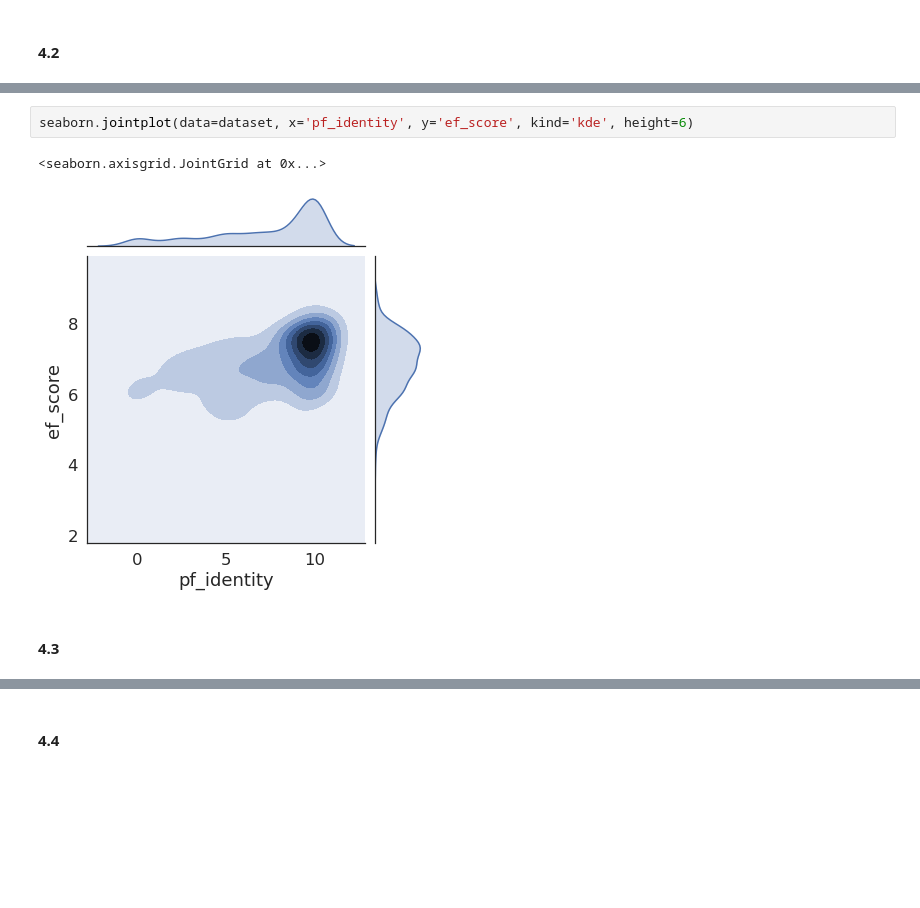
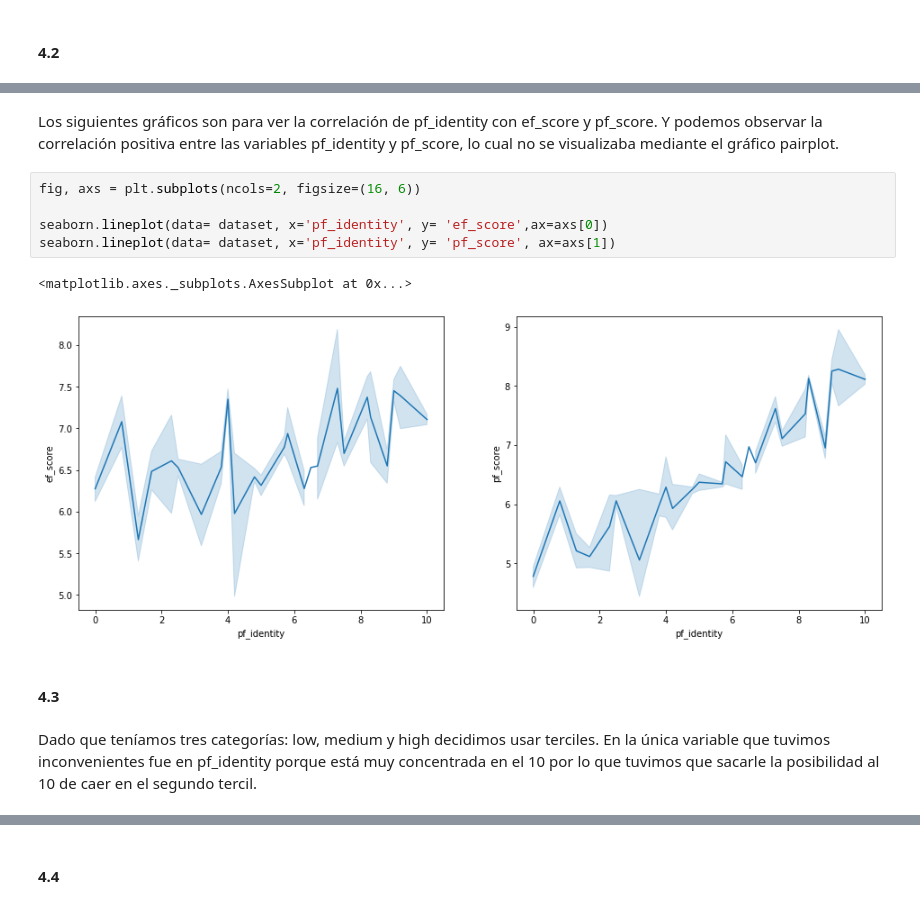
Before and after one commit to diegobcuadro/AyV_Grupo10, a Jupyter notebook: practico.ipynb, the cells around one changed output, grey strips where cells are left out. Cells and saved outputs as stored; diff of their text form; blank space fills up the shorter version.

```diff
--- a/practico.ipynb
+++ b/practico.ipynb
@@ -780,10 +691,17 @@ seaborn.jointplot(data=dataset, x='ef_score', y='pf_score', kind='kde', height=6
-# %%
-seaborn.jointplot(data=dataset, x='pf_identity', y='ef_score', kind='kde', height=6)
-# %% [output]
-<seaborn.axisgrid.JointGrid at 0x...>
-[figure, removed]
+# %% [markdown]
+ Los siguientes gráficos son para ver la correlación de pf_identity con ef_score y pf_score. Y podemos observar la correlación positiva entre las variables pf_identity y pf_score, lo cual no se visualizaba mediante el gráfico pairplot.
+# %%
+fig, axs = plt.subplots(ncols=2, figsize=(16, 6))
+
+seaborn.lineplot(data= dataset, x='pf_identity', y= 'ef_score',ax=axs[0])
+seaborn.lineplot(data= dataset, x='pf_identity', y= 'pf_score', ax=axs[1])
+# %% [output]
+<matplotlib.axes._subplots.AxesSubplot at 0x...>
+[figure, added]
 # %% [markdown]
 #### 4.3
+# %% [markdown]
+Dado que teníamos tres categorías: low, medium y high decidimos usar terciles. En la única variable que tuvimos inconvenientes fue en pf_identity porque está muy concentrada en el 10 por lo que tuvimos que sacarle la posibilidad al 10 de caer en el segundo tercil.
 # %%
 pf_identity_1 = dataset['pf_identity'].min()
 pf_identity_2 = numpy.quantile(dataset.pf_identity.dropna(),.33)
```
Also changed, not shown: parts of 27 cells of this notebook.
